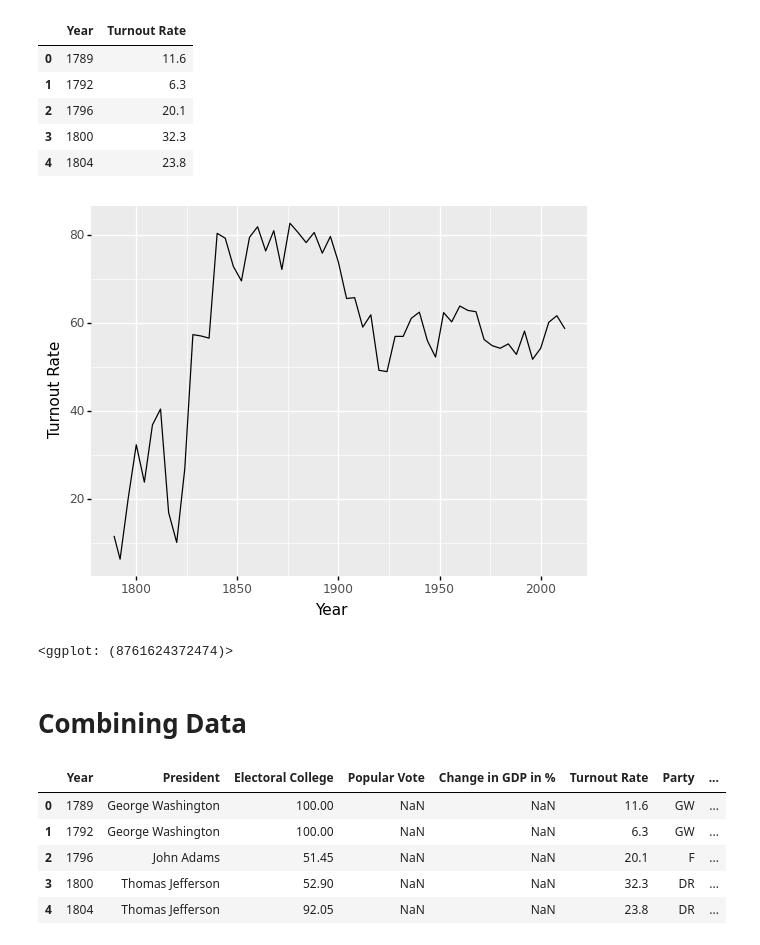
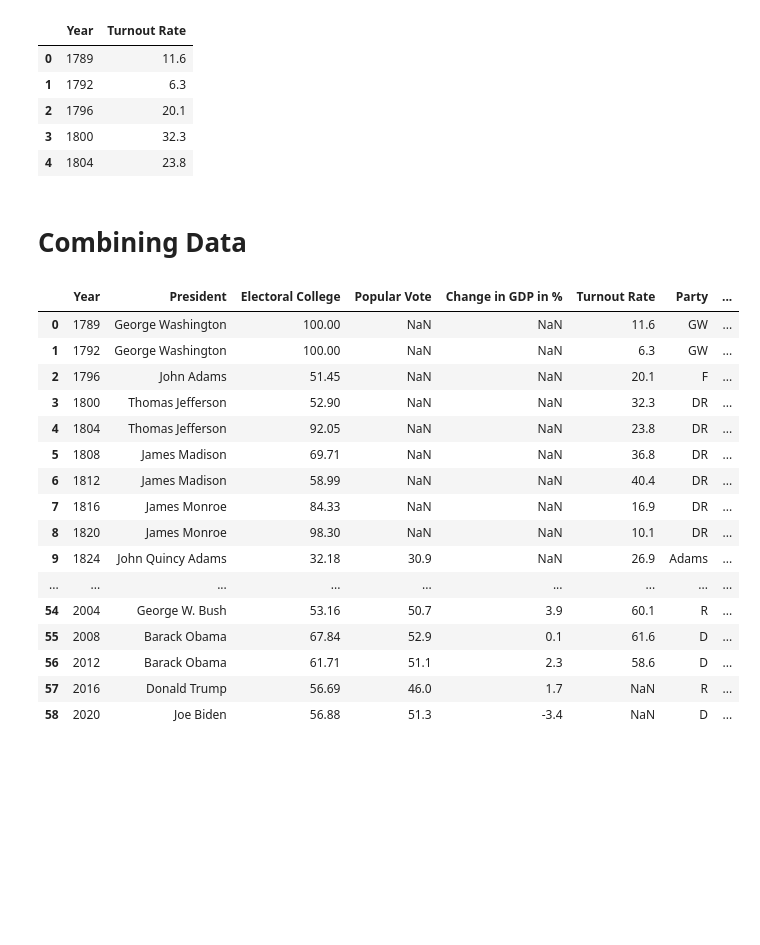
Before and after one commit to coletteyeager/PPOL564_FinalProject, a Jupyter notebook: Data/Data.ipynb, the cells around one changed output. Cells and saved outputs as stored; diff of their text form; code cells hidden in the pictures; blank space fills up the shorter version.

Commit message:
Edited data organization, added visualization notebook, created database

```diff
--- a/Data/Data.ipynb
+++ b/Data/Data.ipynb
@@ -208,14 +209,12 @@ The states that are the most predictive(historically) are New Mexico, Illinois,
 # %%
 # Create dummy variables for states
-state_dummies = states[['Year', 'New Mexico', 'Illinois', 'Ohio', 'California', 'Pennsylvania', 'New York', 'Nevada', 'Party']]
+key_states = ['New Mexico', 'Illinois', 'Ohio', 'California', 'Pennsylvania', 'New York', 'Nevada', 'Wisconsin', 'New Hampshire', 'Michigan']
+state_dummies = states[key_states]
+state_dummies[['Year','Party']] = states[['Year','Party']]
 
-state_dummies['New Mexico'] = 1*(state_dummies['New Mexico'] == state_dummies['Party'])
-state_dummies['Illinois'] = 1*(state_dummies['Illinois'] == state_dummies['Party'])
-state_dummies['Ohio'] = 1*(state_dummies['Ohio'] == state_dummies['Party'])
-state_dummies['California'] = 1*(state_dummies['California'] == state_dummies['Party'])
-state_dummies['Pennsylvania'] = 1*(state_dummies['Pennsylvania'] == state_dummies['Party'])
-state_dummies['New York'] = 1*(state_dummies['New York'] == state_dummies['Party'])
-state_dummies['Nevada'] = 1*(state_dummies['Nevada'] == state_dummies['Party'])
+for state in key_states:
+    state_dummies[state] = 1*(state_dummies[state] == state_dummies['Party'])
+
 state_dummies.drop(columns = 'Party', inplace = True)
 state_dummies.head()
 # %% [output]
@@ -245,31 +244,58 @@ turnout.head()
 | 2 | 1796 | 20.1 |
 | 3 | 1800 | 32.3 |
 | 4 | 1804 | 23.8 |
-# %%
-# Visualize the data
-(
-    ggplot(turnout, aes(x = "Year", y = "Turnout Rate")) +
-    geom_line()
-)
-# %% [output]
-[figure, removed]
-<ggplot: (8761624372474)>
 # %% [markdown]
 # Combining Data
 # %%
 # Combine current things - not looking at stats about previous year's presidents
-# Election Results, Economic Growth, State Dummies, Turnout, Party - will have to look at Economic Growth separately
+# Election Results, Economic Growth, State Dummies, Turnout, Party
 results, gdp, state_dummies, turnout
 total_data = pd.merge(left = results, right = gdp, how = 'outer',on = "Year")
 total_data = pd.merge(left = total_data, right = turnout, how = 'outer', on = 'Year')
 total_data = pd.merge(left = total_data, right = prev_pres[['Year', 'Party']], how = 'outer', on = 'Year')
 total_data = pd.merge(left = total_data, right = state_dummies, how = 'outer', on = 'Year')
+
+# For combining info on previous presidents, will have to make year = year - 4 in prev_pres and ratings
+prev_pres['current_year'] = prev_pres['Year'] + 4
+# Fix first year
+prev_pres['current_year'][0] = 1792
+
+# Combine
+total_data = pd.merge(left = total_data, right = prev_pres[['current_year', 'Name', 'Party']],
+                      how = 'left', left_on = "Year", right_on = "current_year")
+
+# Drop + rename
+total_data.drop(columns = 'current_year', inplace = True)
+total_data.rename(columns = {'Party_x': 'Party', 'Name': 'Prev_President', 'Party_y': 'Prev_Pres_Party'}, inplace = True)
+# %%
+# Add variables relating to previous president
+
+# Are they an incumbent?
+total_data['Incumbent'] = 1*(total_data.President == total_data.Prev_President)
+# Were they the same party?
+total_data['Same_party_as_prev'] = 1*(total_data.Party == total_data.Prev_Pres_Party)
+# Same party but not incumbent
+total_data['Same_party_not_incum'] = 1*((total_data.Same_party_as_prev == 1) & (total_data.Incumbent == 0))
+
+# Drop columns
+total_data.drop(columns = ['Prev_President', 'Prev_Pres_Party'], inplace = True)
 # %%
-total_data.head()
+total_data
 # %% [output]
 |  | Year | President | Electoral College | Popular Vote | Change in GDP in % | Turnout Rate | Party | ... |
 | 0 | 1789 | George Washington | 100.00 | NaN | NaN | 11.6 | GW | ... |
 | 1 | 1792 | George Washington | 100.00 | NaN | NaN | 6.3 | GW | ... |
 | 2 | 1796 | John Adams | 51.45 | NaN | NaN | 20.1 | F | ... |
 | 3 | 1800 | Thomas Jefferson | 52.90 | NaN | NaN | 32.3 | DR | ... |
 | 4 | 1804 | Thomas Jefferson | 92.05 | NaN | NaN | 23.8 | DR | ... |
+| 5 | 1808 | James Madison | 69.71 | NaN | NaN | 36.8 | DR | ... |
+| 6 | 1812 | James Madison | 58.99 | NaN | NaN | 40.4 | DR | ... |
+| 7 | 1816 | James Monroe | 84.33 | NaN | NaN | 16.9 | DR | ... |
+| 8 | 1820 | James Monroe | 98.30 | NaN | NaN | 10.1 | DR | ... |
+| 9 | 1824 | John Quincy Adams | 32.18 | 30.9 | NaN | 26.9 | Adams | ... |
+| ... | ... | ... | ... | ... | ... | ... | ... | ... |
+| 54 | 2004 | George W. Bush | 53.16 | 50.7 | 3.9 | 60.1 | R | ... |
+| 55 | 2008 | Barack Obama | 67.84 | 52.9 | 0.1 | 61.6 | D | ... |
+| 56 | 2012 | Barack Obama | 61.71 | 51.1 | 2.3 | 58.6 | D | ... |
+| 57 | 2016 | Donald Trump | 56.69 | 46.0 | 1.7 | NaN | R | ... |
+| 58 | 2020 | Joe Biden | 56.88 | 51.3 | -3.4 | NaN | D | ... |
```
Also changed, not shown: parts of 19 cells of this notebook, 2 other files.
